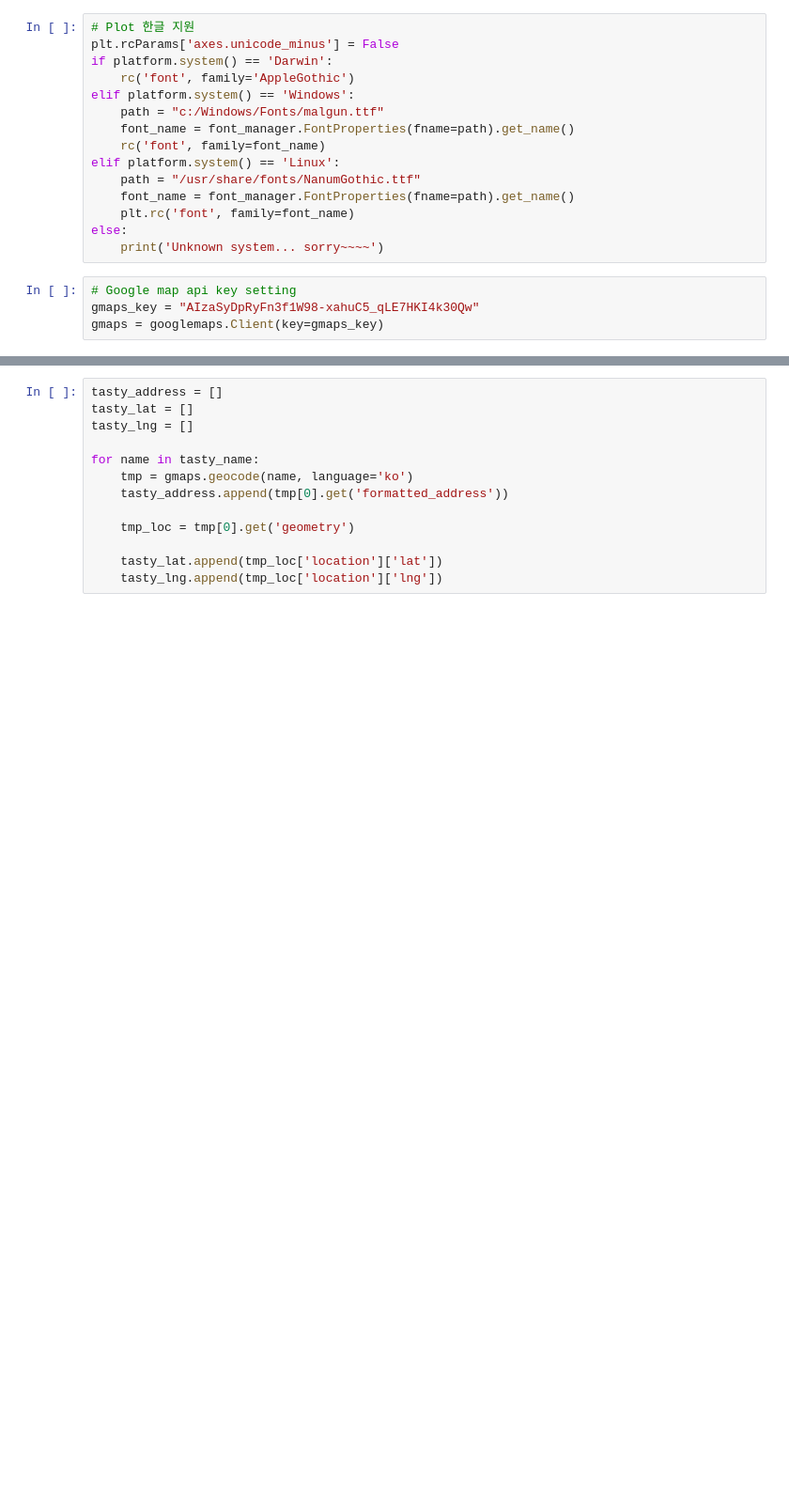
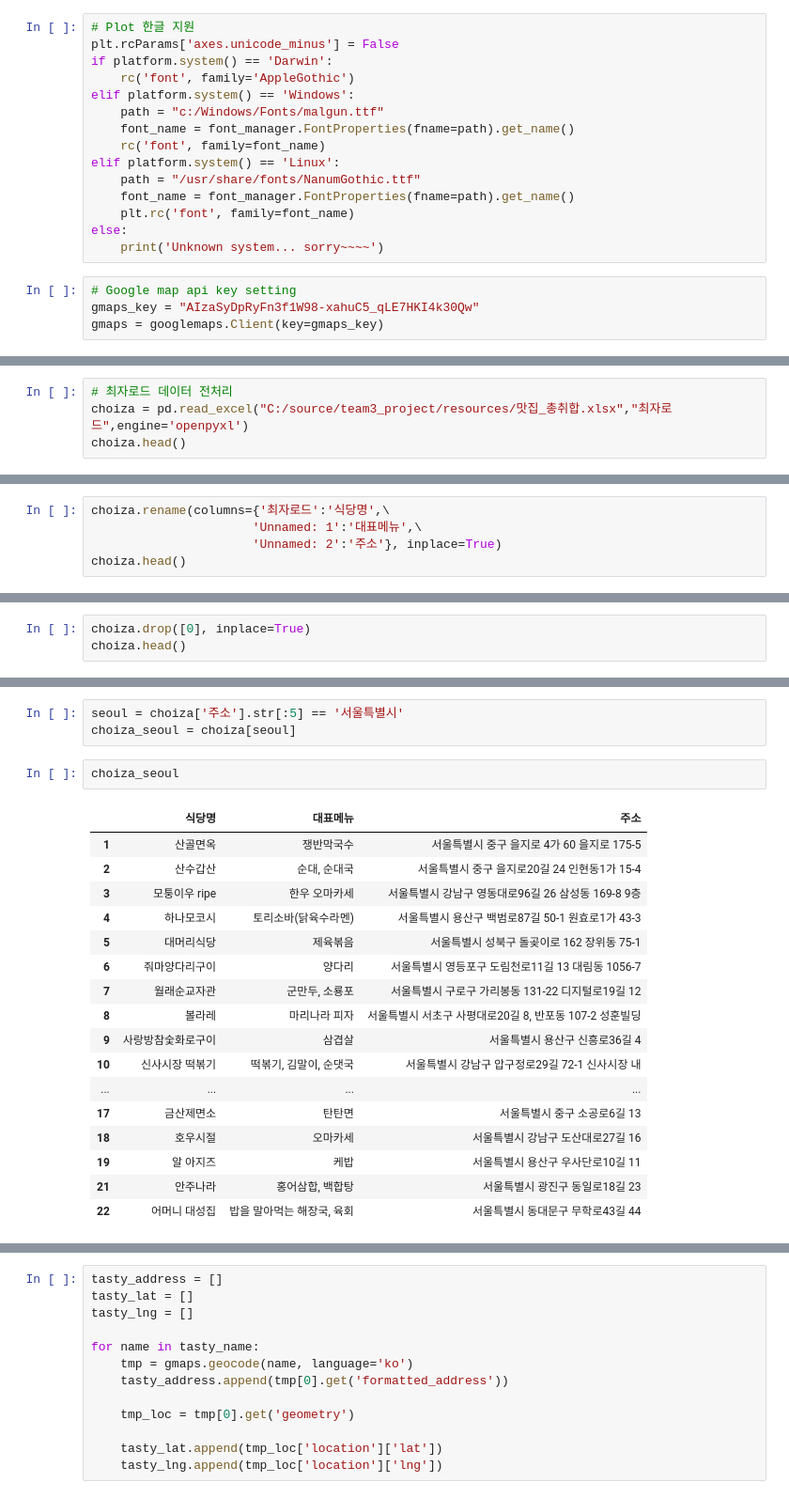
Before and after one commit to dwookangaroo/bigdata-final, a Jupyter notebook: matzip.ipynb, the cells around one changed output, grey strips where cells are left out. Shown at 94% size. Saved outputs shown, nothing was run; the diff lists cells and outputs as text; blank space fills up the shorter version.

```diff
--- a/matzip.ipynb
+++ b/matzip.ipynb
@@ -173,0 +205,4 @@ for name in seoul_raw['상호']:
+# %%
+# 최자로드 데이터 전처리
+choiza = pd.read_excel("C:/source/team3_project/resources/맛집_총취합.xlsx","최자로드",engine='openpyxl')
+choiza.head()
@@ -173,0 +216,5 @@ for name in seoul_raw['상호']:
+# %%
+choiza.rename(columns={'최자로드':'식당명',\
+                      'Unnamed: 1':'대표메뉴',\
+                      'Unnamed: 2':'주소'}, inplace=True)
+choiza.head()
@@ -173,0 +228,3 @@ for name in seoul_raw['상호']:
+# %%
+choiza.drop([0], inplace=True)
+choiza.head()
@@ -173,0 +238,23 @@ for name in seoul_raw['상호']:
+# %%
+seoul = choiza['주소'].str[:5] == '서울특별시'
+choiza_seoul = choiza[seoul]
+# %%
+choiza_seoul
+# %% [output]
+|  | 식당명 | 대표메뉴 | 주소 |
+| 1 | 산골면옥 | 쟁반막국수 | 서울특별시 중구 을지로 4가 60 을지로 175-5 |
+| 2 | 산수갑산 | 순대, 순대국 | 서울특별시 중구 을지로20길 24 인현동1가 15-4 |
+| 3 | 모퉁이우 ripe | 한우 오마카세 | 서울특별시 강남구 영동대로96길 26 삼성동 169-8 9층 |
+| 4 | 하나모코시 | 토리소바(닭육수라멘) | 서울특별시 용산구 백범로87길 50-1 원효로1가 43-3 |
+| 5 | 대머리식당 | 제육볶음 | 서울특별시 성북구 돌곶이로 162 장위동 75-1 |
+| 6 | 줘마양다리구이 | 양다리 | 서울특별시 영등포구 도림천로11길 13 대림동 1056-7 |
+| 7 | 월래순교자관 | 군만두, 소룡포 | 서울특별시 구로구 가리봉동 131-22 디지털로19길 12 |
+| 8 | 볼라레 | 마리나라 피자 | 서울특별시 서초구 사평대로20길 8, 반포동 107-2 성훈빌딩 |
+| 9 | 사랑방참숯화로구이 | 삼겹살 | 서울특별시 용산구 신흥로36길 4 |
+| 10 | 신사시장 떡볶기 | 떡볶기, 김말이, 순댓국 | 서울특별시 강남구 압구정로29길 72-1 신사시장 내 |
+| ... | ... | ... | ... |
+| 17 | 금산제면소 | 탄탄면 | 서울특별시 중구 소공로6길 13 |
+| 18 | 호우시절 | 오마카세 | 서울특별시 강남구 도산대로27길 16 |
+| 19 | 알 아지즈 | 케밥 | 서울특별시 용산구 우사단로10길 11 |
+| 21 | 안주나라 | 홍어삼합, 백합탕 | 서울특별시 광진구 동일로18길 23 |
+| 22 | 어머니 대성집 | 밥을 말아먹는 해장국, 육회 | 서울특별시 동대문구 무학로43길 44 |
```
Also changed, not shown: parts of 149 cells of this notebook, 1 other file.
